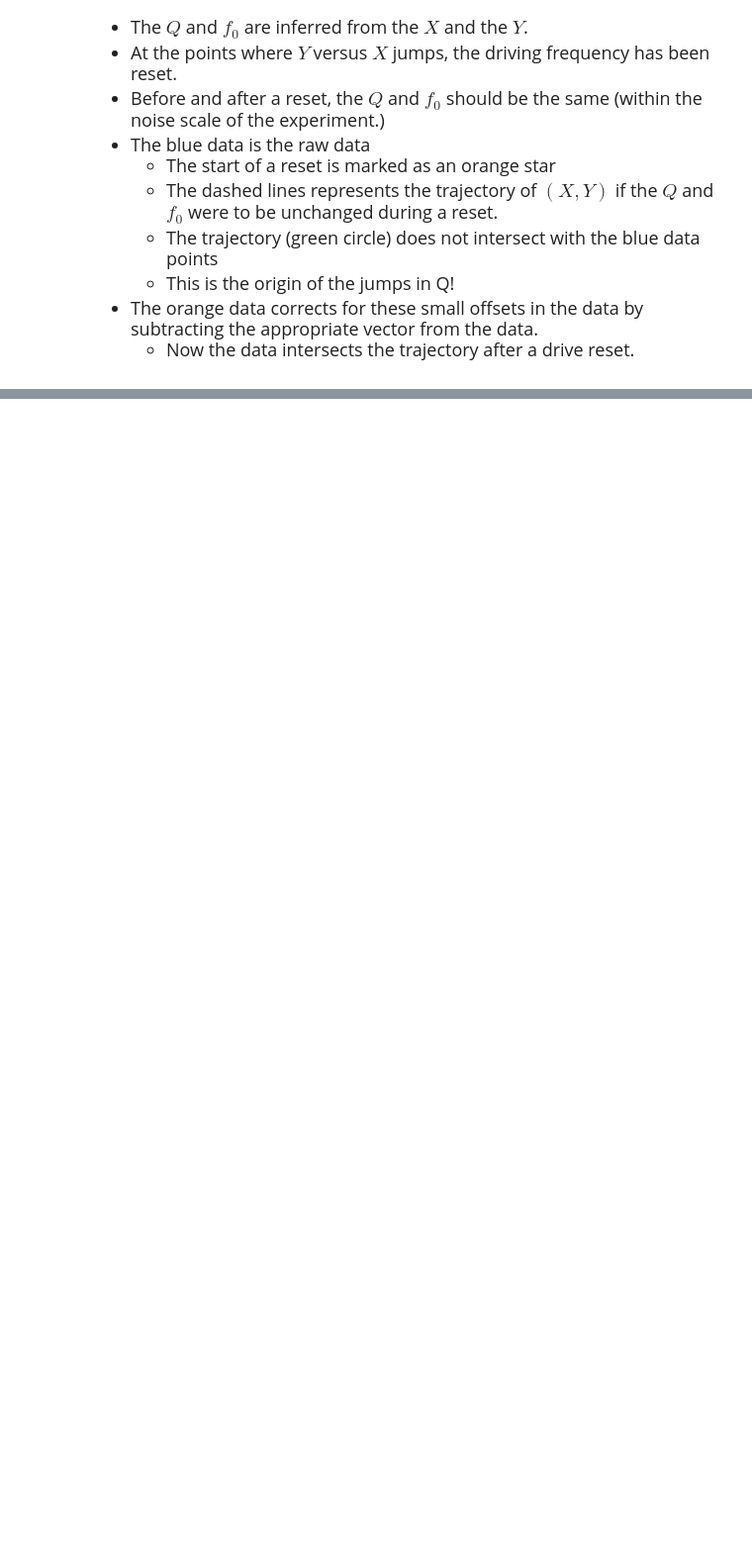
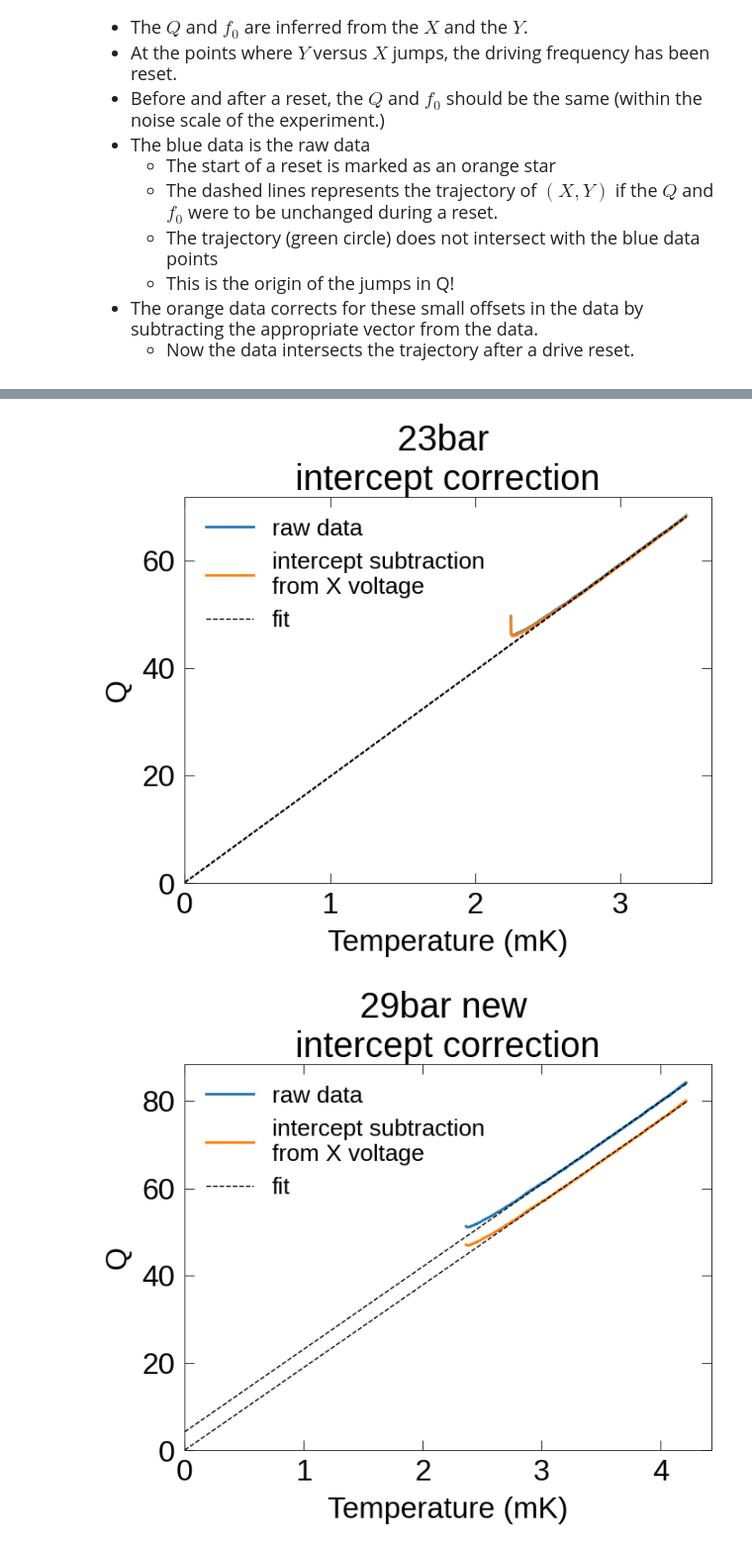
Before and after one commit to FlyingCurryMonster/3He-data-analysis-supplement, a Jupyter notebook: data-analysis-sample2024.ipynb, the cells around one changed output, grey strips where cells are left out. Shown at 99% size. Drawn from its saved outputs; the diff is of its cells as text; code cells hidden in the pictures; blank space fills up the shorter version.

Commit message:
2nd iteration of bkg subtraction

```diff
--- a/data-analysis-sample2024.ipynb
+++ b/data-analysis-sample2024.ipynb
@@ -680 +694,34 @@ A figure that summarizes these corrections:
+# %%
+
+# subtract the intercept in Q versus T
+dataset['X_adj']=dataset.groupby('set', group_keys=False).apply(X_interecept_subtract)['output_series']
+dataset['Q_adj']=Q_calc(dataset)
+dataset['f0_adj']=f0_calc(dataset)
+dataset['f0_intercept_subtract'] = dataset['f0_adj'].copy()
+
+# adjust the k constant after intercept subtraction
+dataset['k_adj']=dataset.groupby('set', group_keys=True).apply(k_adjuster)['output_k_adj']
+dataset['Q_adj']=Q_calc(dataset)
+dataset['f0_adj']=f0_calc(dataset)
+
+# readjust the (X, Y) voltages so that
+# Q and f0 are the same before and after
+# the drive is reset
+dataset[['x_shift', 'y_shift', 'x_error', 'y_error']]=dataset.groupby('set', group_keys=False).apply(XY_error_calc)
+dataset['X_adj_final']=dataset['X_adj'] + dataset['x_error']
+dataset['Y_adj_final']=dataset['Y_adj'] + dataset['y_error']
+
+# Compute the adjusted Q and adjusted f0
+final_cols ={'Xcol':'X_adj_final', 'Ycol':'Y_adj_final'}
+dataset['Q_adj']=Q_calc(dataset, **final_cols)
+dataset['f0_adj']=f0_calc(dataset, **final_cols)
+
+
+
+final_cols ={'Xcol':'X_adj_final', 'Ycol':'Y_adj_final'}
+dataset['Q_adj']=Q_calc(dataset, **final_cols)
+dataset['f0_adj']=f0_calc(dataset, **final_cols)
+# %% [output]
+[figure, added]
+[figure, added]
 # %% [markdown]
```
Also changed, not shown: parts of 11 cells of this notebook.
